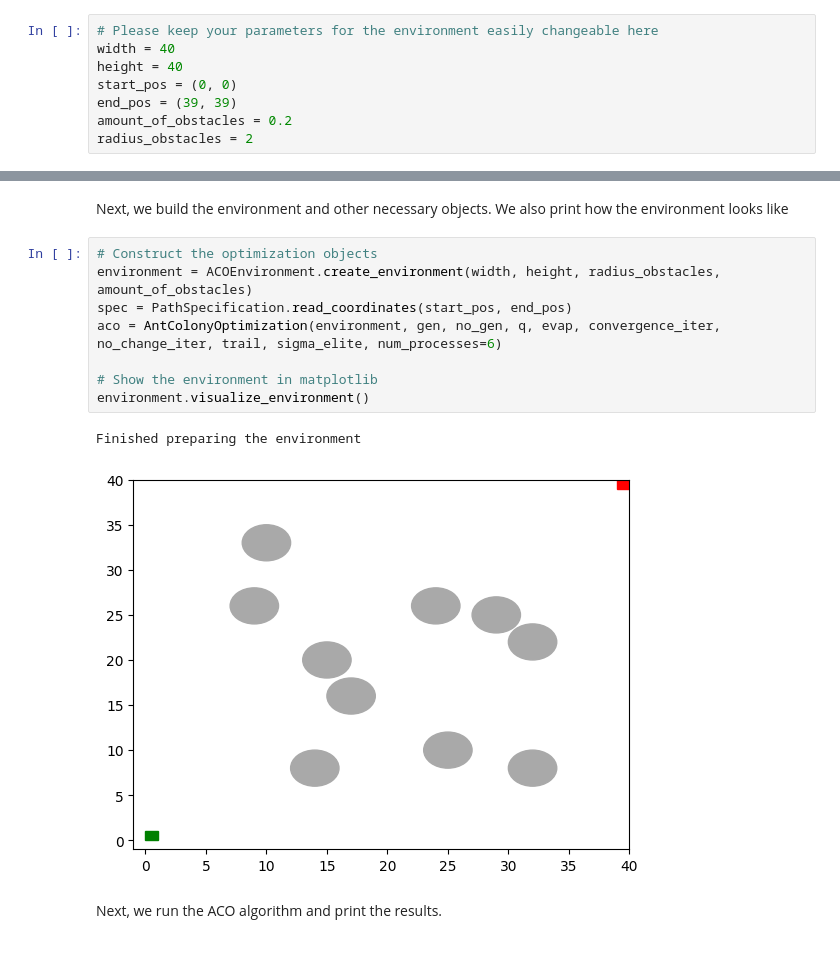
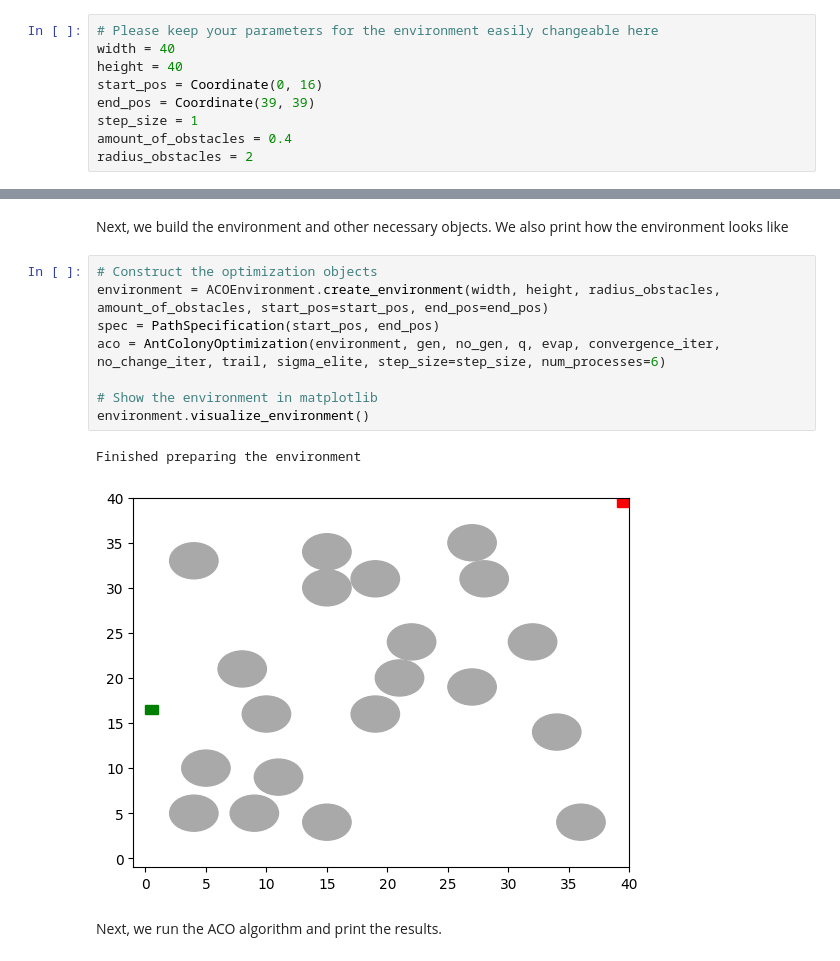
Before and after one commit to umenzi/bio-inspired_algorithms, a Jupyter notebook: src/Main.ipynb, the cells around one changed output, grey strips where cells are left out. Cells and saved outputs as stored; diff of their text form.

Commit message:
Finished implementing diagonals, step size, and fixing bugs.

```diff
--- a/src/Main.ipynb
+++ b/src/Main.ipynb
@@ -15,9 +21,10 @@ First, we initialize the variables we will be using for the example.
 # Please keep your parameters for the environment easily changeable here
 width = 40
 height = 40
-start_pos = (0, 0)
-end_pos = (39, 39)
-amount_of_obstacles = 0.2
+start_pos = Coordinate(0, 16)
+end_pos = Coordinate(39, 39)
+step_size = 1
+amount_of_obstacles = 0.4
 radius_obstacles = 2
 # %%
 # Please keep your parameters for the Genetic Algorithm easily changeable here
@@ -40,15 +47,15 @@ sigma_elite = 50
 Next, we build the environment and other necessary objects. We also print how the environment looks like
 # %%
 # Construct the optimization objects
-environment = ACOEnvironment.create_environment(width, height, radius_obstacles, amount_of_obstacles)
-spec = PathSpecification.read_coordinates(start_pos, end_pos)
-aco = AntColonyOptimization(environment, gen, no_gen, q, evap, convergence_iter, no_change_iter, trail, sigma_elite, num_processes=6)
+environment = ACOEnvironment.create_environment(width, height, radius_obstacles, amount_of_obstacles, start_pos=start_pos, end_pos=end_pos)
+spec = PathSpecification(start_pos, end_pos)
+aco = AntColonyOptimization(environment, gen, no_gen, q, evap, convergence_iter, no_change_iter, trail, sigma_elite, step_size=step_size, num_processes=6)
 
 # Show the environment in matplotlib
 environment.visualize_environment()
 # %% [output]
 Finished preparing the environment
-[figure, old version]
+[figure, new version]
 # %% [markdown]
 Next, we run the ACO algorithm and print the results.
 # %%
```
Also changed, not shown: parts of 2 cells of this notebook, 8 other files.
